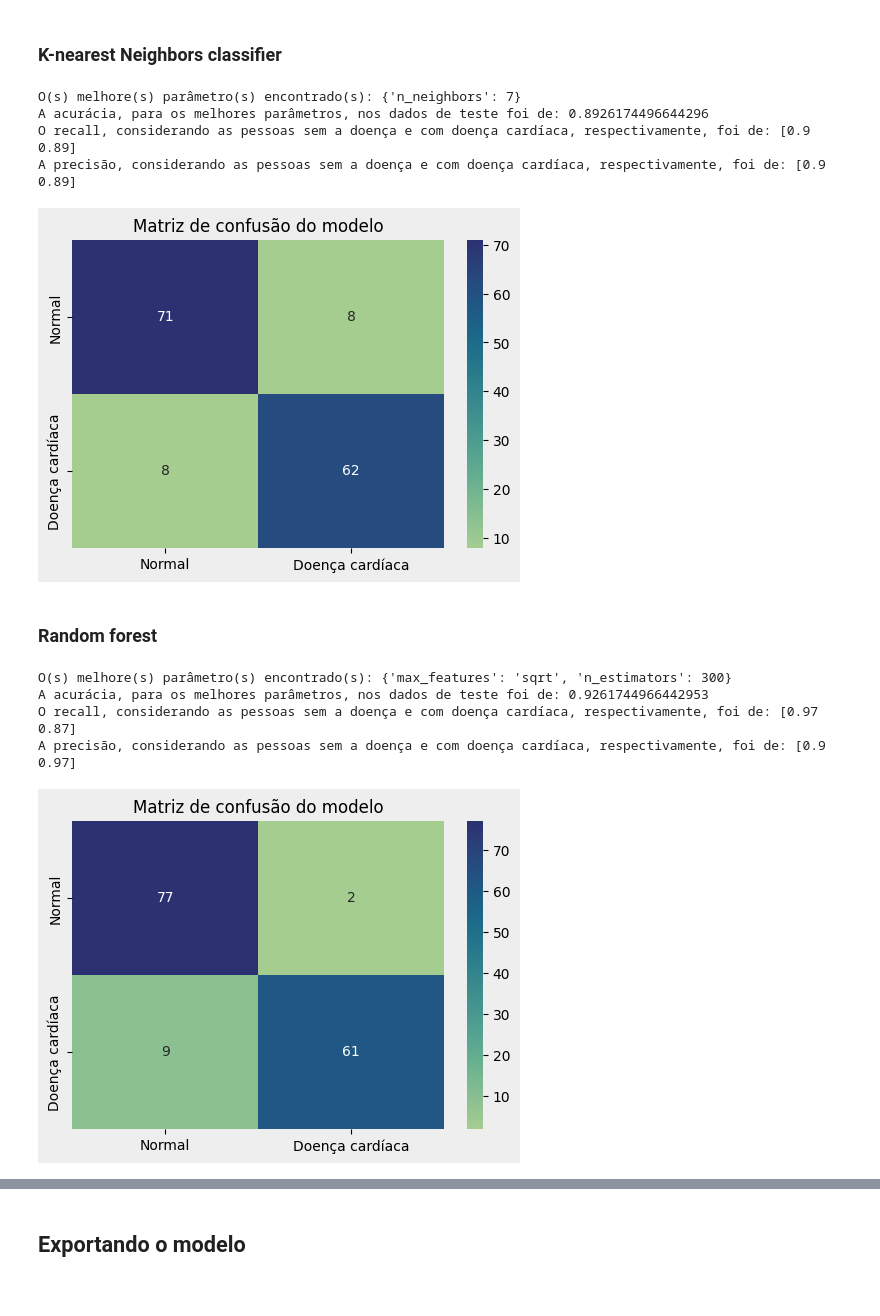
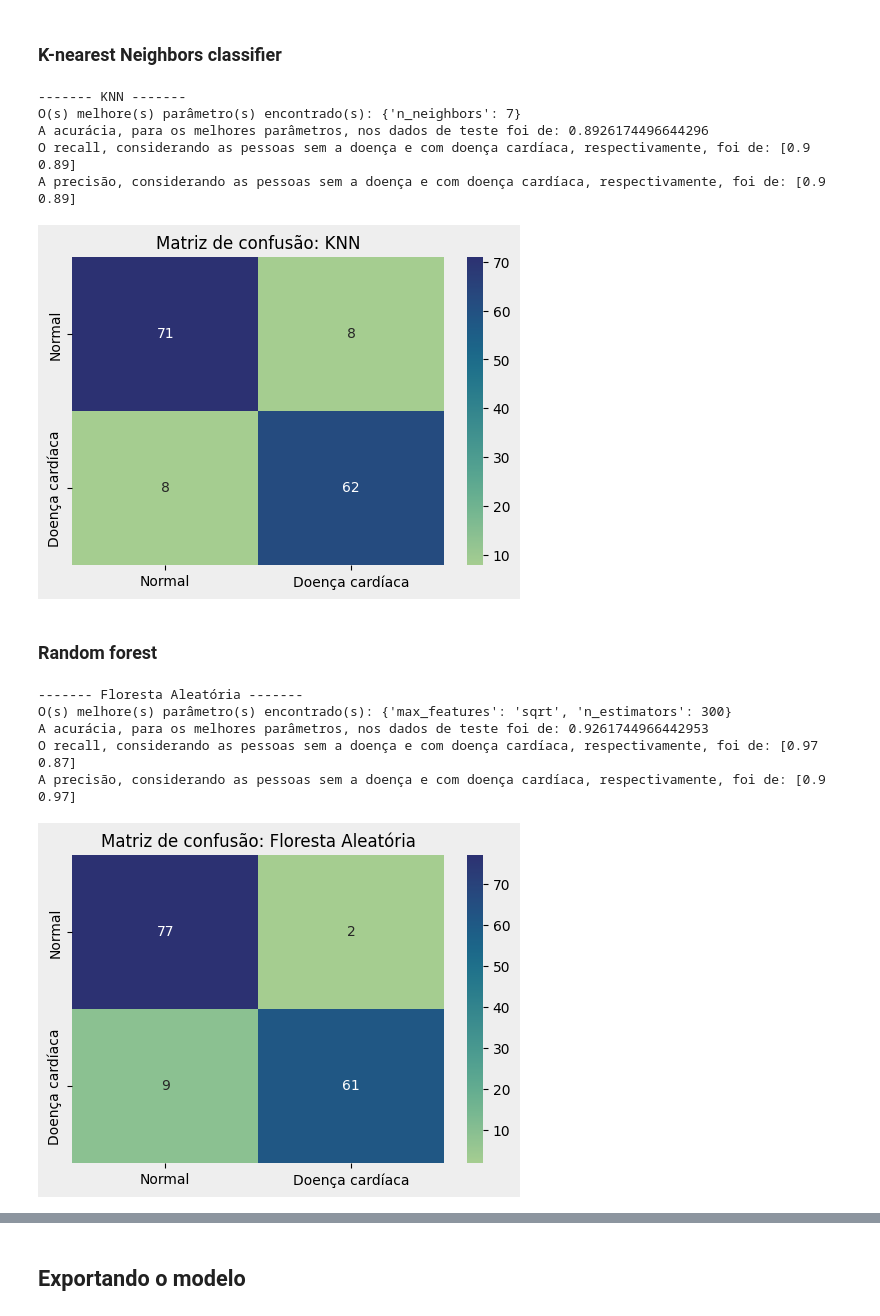
Before and after one commit to rafa-rm/TFG-Rafael, a Jupyter notebook: Analise_Exploratoria_TFG_rafael(1).ipynb, the cells around one changed output, grey strips where cells are left out. Drawn from its saved outputs; the diff is of its cells as text; code cells hidden in the pictures.

```diff
--- a/Analise_Exploratoria_TFG_rafael(1).ipynb
+++ b/Analise_Exploratoria_TFG_rafael(1).ipynb
@@ -736,5 +738,5 @@ def trainModel(model, parameters, X_train, y_train, X_test, y_test):
 # %%
 logreg = LogisticRegression()
 parameters = {"C": [0.1, 0.25, 0.5, 0.75, 1, 2, 5, 10]}
-trainModel(logreg, parameters, X_train, y_train, X_test, y_test)
+trainModel(logreg, parameters, X_train, y_train, X_test, y_test, "Regressão Logística")
 # %% [output]
@@ -749,5 +752,5 @@ A precisão, considerando as pessoas sem a doença e com doença cardíaca, resp
 svm = SVC(random_state=0)
 parameters = {"C": [0.1,0.5,1,5,10],
               'gamma':[0.005,0.01,0.05,0.1,0.5,1,5]}
-trainModel(svm, parameters, X_train, y_train, X_test, y_test)
+trainModel(svm, parameters, X_train, y_train, X_test, y_test, "SVC")
 # %% [output]
@@ -763,5 +767,5 @@ dt = DecisionTreeClassifier(random_state=0)
 parameters = {'criterion': ['gini'],
                 'splitter' :['best'],
               'max_depth': [2,3,4,5,6,8,10,15]}
-trainModel(dt, parameters, X_train, y_train, X_test, y_test)
+trainModel(dt, parameters, X_train, y_train, X_test, y_test, "Árvore de decisão")
 # %% [output]
@@ -775,23 +780,25 @@ A precisão, considerando as pessoas sem a doença e com doença cardíaca, resp
 # %%
 knn = KNeighborsClassifier()
 parameters = {'n_neighbors':[3,4,7,11,19]}
-trainModel(knn, parameters, X_train, y_train, X_test, y_test)
+trainModel(knn, parameters, X_train, y_train, X_test, y_test, "KNN")
 # %% [output]
+------- KNN -------
 O(s) melhore(s) parâmetro(s) encontrado(s): {'n_neighbors': 7}
 A acurácia, para os melhores parâmetros, nos dados de teste foi de: 0.8926174496644296
 O recall, considerando as pessoas sem a doença e com doença cardíaca, respectivamente, foi de: [0.9  0.89]
 A precisão, considerando as pessoas sem a doença e com doença cardíaca, respectivamente, foi de: [0.9  0.89]
-[figure, old version]
+[figure, new version]
 # %% [markdown]
 ### Random forest
 # %%
 randforest = RandomForestClassifier(random_state=0)
 parameters = {"n_estimators": [10,100,200,300],
               'max_features': ['sqrt', None]}
-trainModel(randforest, parameters, X_train, y_train, X_test, y_test)
+trainModel(randforest, parameters, X_train, y_train, X_test, y_test, "Floresta Aleatória")
 # %% [output]
+------- Floresta Aleatória -------
 O(s) melhore(s) parâmetro(s) encontrado(s): {'max_features': 'sqrt', 'n_estimators': 300}
 A acurácia, para os melhores parâmetros, nos dados de teste foi de: 0.9261744966442953
 O recall, considerando as pessoas sem a doença e com doença cardíaca, respectivamente, foi de: [0.97 0.87]
 A precisão, considerando as pessoas sem a doença e com doença cardíaca, respectivamente, foi de: [0.9  0.97]
-[figure, old version]
+[figure, new version]
```
Also changed, not shown: parts of 8 cells of this notebook, 5 other files.
